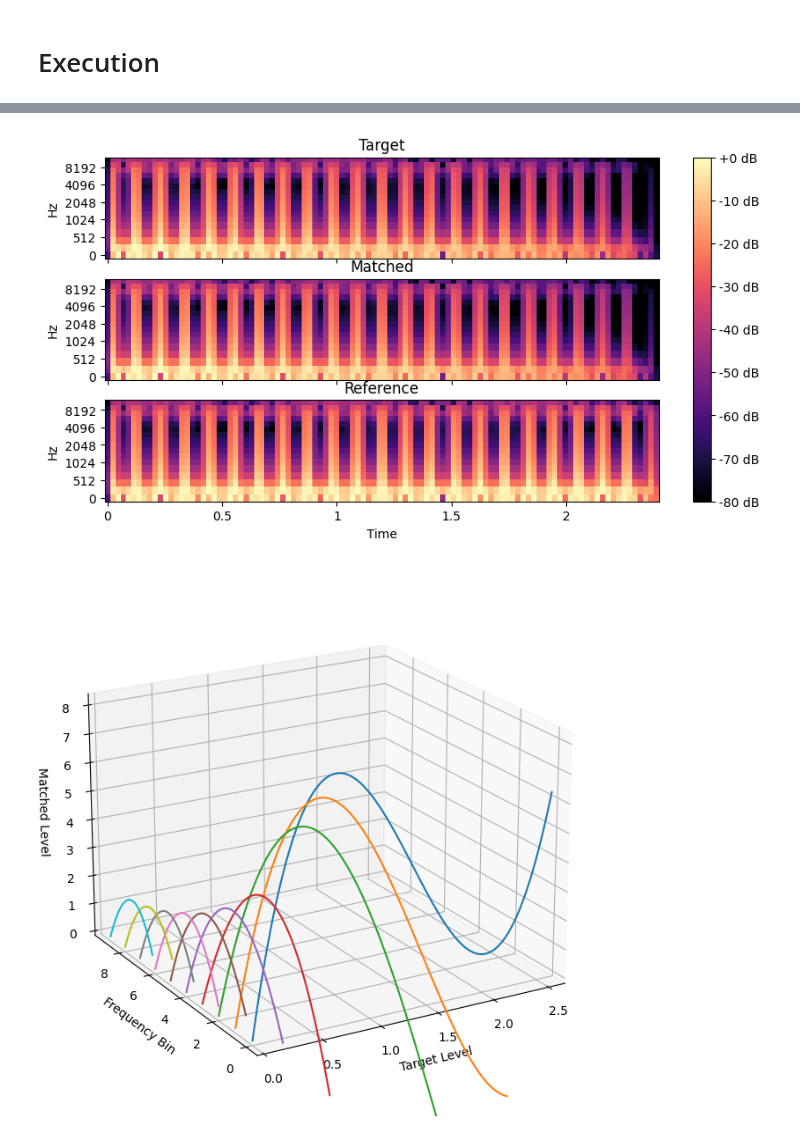
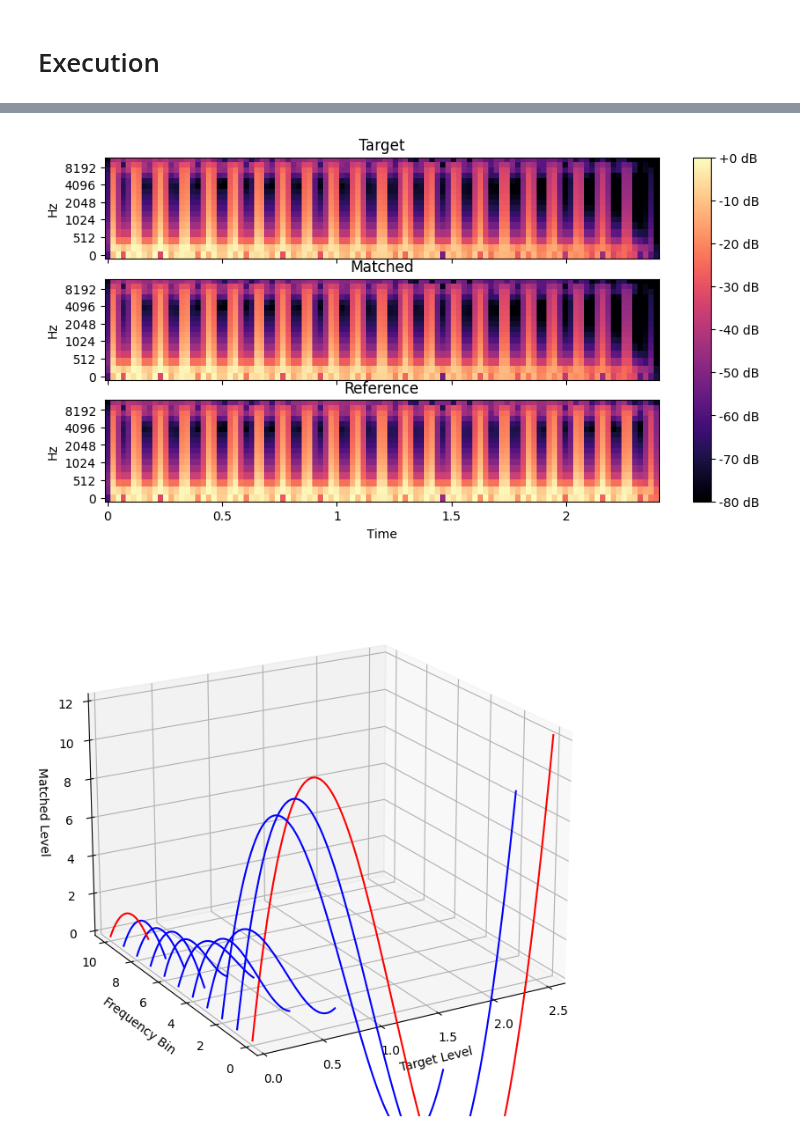
Before and after one commit to Mrozinskikj/MSci-Project, a Jupyter notebook: Matching.ipynb, the cells around one changed output, grey strips where cells are left out. Saved outputs shown, nothing was run; the diff lists cells and outputs as text; code cells hidden in the pictures.

```diff
--- a/Matching.ipynb
+++ b/Matching.ipynb
@@ -358,9 +358,11 @@ def powell(tSlice,rSlice,initial,dynamicBins,order,searchSize,plot=False):
         plotDynamics(tSlice, rSlice, sol['x'], dynamicBins)
     return sol['x']
 # %%
-def plotModifiers(coeffs,maxes,plotRange=None):
+def plotModifiers(coeffs,maxes,jump,plotRange=None):
     maxT = 0
     maxM = 0
+
+    print(jump)
     if(type(plotRange) != tuple):
         plotRange = (0,len(coeffs))
 
@@ -371,7 +373,11 @@ def plotModifiers(coeffs,maxes,plotRange=None):
         x = np.linspace(0,maxes[i],100)
         plotCoeff = np.append(coeffs[i][::-1],0)
         y = np.polyval(plotCoeff,x)
-        ax.plot(x,y,zs=i, zdir='y')
+        if(i%jump==0):
+            color="red"
+        else:
+            color="blue"
+        ax.plot(x,y,zs=i, zdir='y',color=color)
 
         if(maxes[i]>maxT):
             maxT=maxes[i]
@@ -441,7 +447,7 @@ def match(tAudio,rAudio,dynamicBins,order,searchSize,jump,plot=False,plotRange=N
             maxes[i]=max(np.abs(tSlice))
 
     if(plot):
-        plotModifiers(coeffs,maxes,plotRange)
+        plotModifiers(coeffs,maxes,jump,plotRange)
     return coeffs
 # %% [markdown]
 <h1>Execution</h1>
@@ -455,7 +461,7 @@ figScale = 1
 tAudio, rAudio = importAudio(target="tonequiet.wav",reference="toneloud.wav", output=False)
 
 plotSpectrogram(tAudio, tAudio, rAudio)
-coeffs = match(tAudio,rAudio,dynamicBins=64,order=3,searchSize=100,jump=10,plot=True,plotRange=(0,10))
+coeffs = match(tAudio,rAudio,dynamicBins=64,order=3,searchSize=100,jump=10,plot=True,plotRange=(0,11))
 
 #tSlice = tAudio["STFT"][100,:]
 #rSlice = rAudio["STFT"][100,:]
@@ -496,2 +503,2 @@ SA 10
 [figure]
-[figure, old version]
+[figure, new version]
```
Also changed, not shown: parts of 1 cell of this notebook.
